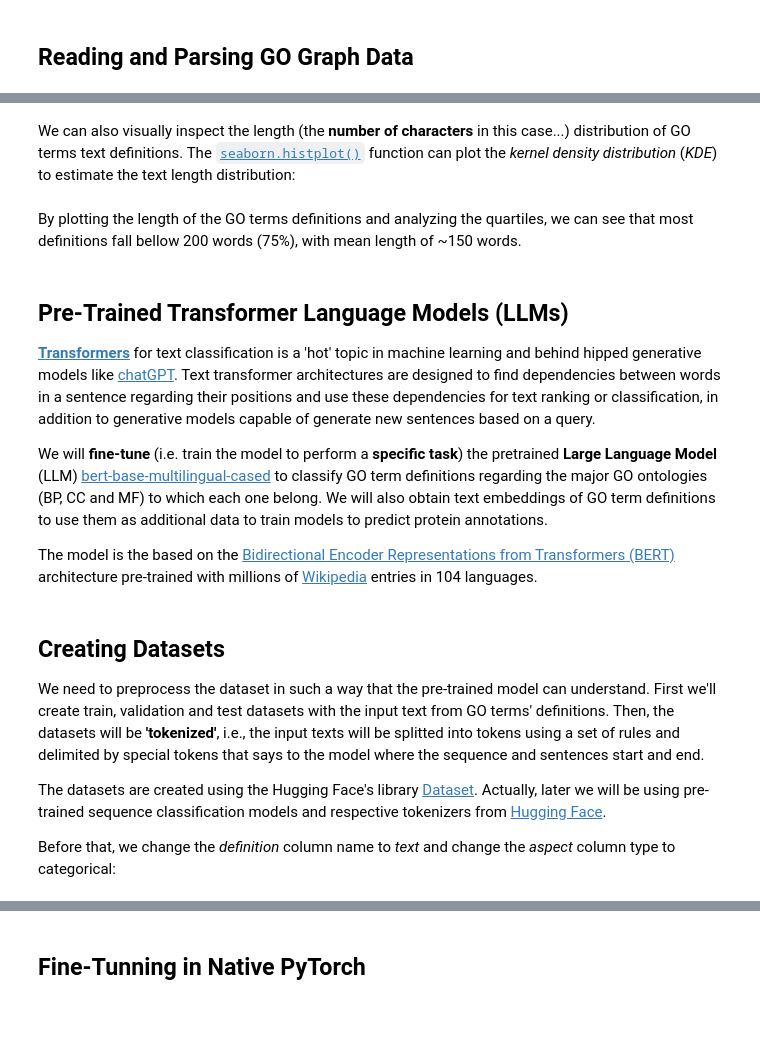
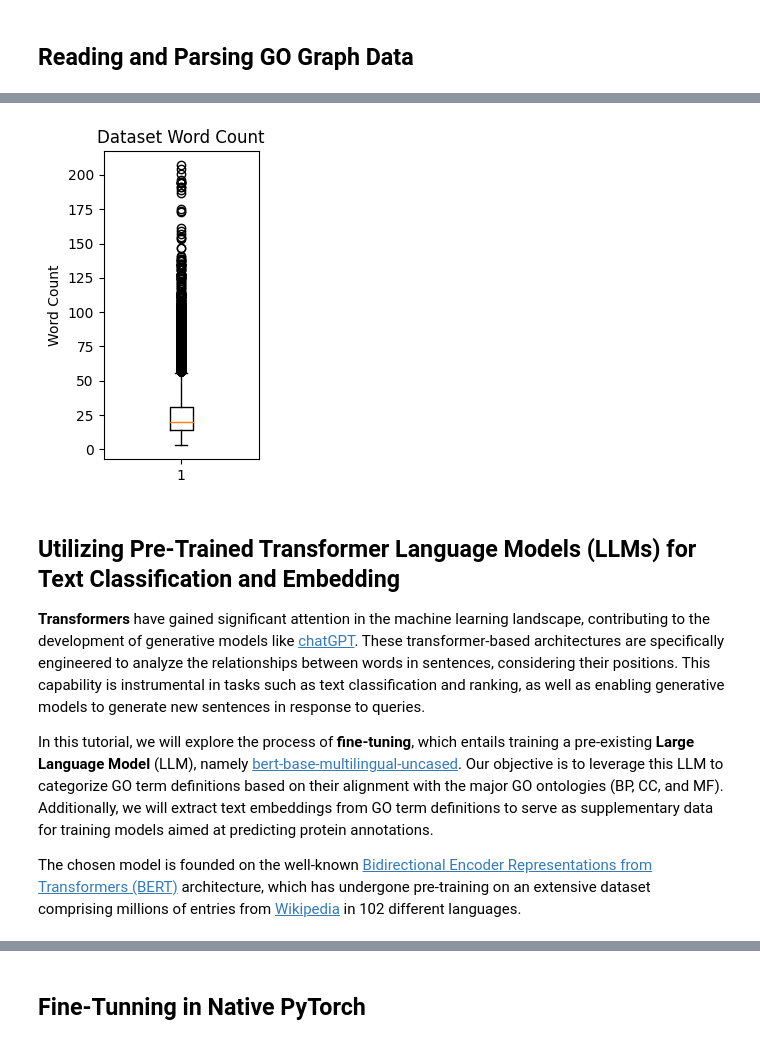
Before and after one commit to matiollipt/GO-graph-definition-text-transformer, a Jupyter notebook: transformer_main.ipynb, the cells around one changed output, grey strips where cells are left out. Drawn from its saved outputs; the diff is of its cells as text; code cells hidden in the pictures; blank space fills up the shorter version.

```diff
--- a/transformer_main.ipynb
+++ b/transformer_main.ipynb
@@ -126,8 +225,8 @@ We will extract the attributes from GO graph nodes into a dataframe to facilitat
 # %%
 # create GO definitions dataframe
 
-# empty dataframe to store nodes' attributes
-go_df = pd.DataFrame(columns=["go_id", "name", "aspect", "definition", "length"])
+# creating empty dataframe to store nodes' attributes
+go_df = pd.DataFrame(columns=["go_id", "name", "aspect", "definition", "def_word_count"])
 
 # iterating over nodes to extract dictionary keys and values
 for idx, item in tqdm_notebook(
@@ -137,17 +236,25 @@ for idx, item in tqdm_notebook(
     name = item[1]["name"]
     aspect = item[1]["namespace"]
     definition = item[1]["def"].split(sep='"', maxsplit=2)[1]
-    length = len(definition)
+    def_word_count = len(re.findall(r"\w+", definition))
     go_df.loc[idx] = [
         go_term,
         name,
         aspect,
         definition,
-        length,
+        def_word_count,
     ]
 
 # saving dataframe
 home_dir.joinpath("data/").mkdir(parents=True, exist_ok=True)
 go_df.to_csv(home_dir.joinpath("data/go_df.csv"), index=False)
 
-go_df
+display(go_df.head())
+
+# word counts boxplot
+plt.figure(figsize=(2, 4))
+plt.title("Dataset Word Count")
+plt.boxplot(go_df.def_word_count.values)
+plt.ylabel("Word Count")
+plt.show()
+# %% [output]
@@ -153,0 +267 @@ go_df
+[figure, added]
@@ -161,2 +267,0 @@ display(go_df.head())
-# %% [markdown]
-We can also visually inspect the length (the **number of characters** in this case...) distribution of GO terms text definitions. The [`seaborn.histplot()`](https://seaborn.pydata.org/generated/seaborn.histplot.html) function can plot the *kernel density distribution* (*KDE*) to estimate the text length distribution:
@@ -169,18 +268,8 @@ plt.show()
-# %% [markdown]
-By plotting the length of the GO terms definitions and analyzing the quartiles, we can see that most definitions fall bellow 200 words (75%), with mean length of ~150 words.
 # %% [markdown]
-## Pre-Trained Transformer Language Models (LLMs)
+## Utilizing Pre-Trained Transformer Language Models (LLMs) for Text Classification and Embedding
 
-[**Transformers**](https://huggingface.co/docs/transformers/index) for text classification is a 'hot' topic in machine learning and behind hipped generative models like [chatGPT](https://chat.openai.com). Text transformer architectures are designed to find dependencies between words in a sentence regarding their positions and use these dependencies for text ranking or classification, in addition to generative models capable of generate new sentences based on a query.
+**Transformers** have gained significant attention in the machine learning landscape, contributing to the development of generative models like [chatGPT](https://chat.openai.com). These transformer-based architectures are specifically engineered to analyze the relationships between words in sentences, considering their positions. This capability is instrumental in tasks such as text classification and ranking, as well as enabling generative models to generate new sentences in response to queries.
 
-We will **fine-tune** (i.e. train the model to perform a **specific task**) the pretrained **Large Language Model** (LLM) [bert-base-multilingual-cased](https://huggingface.co/bert-base-multilingual-cased) to classify GO term definitions regarding the major GO ontologies (BP, CC and MF) to which each one belong. We will also obtain text embeddings of GO term definitions to use them as additional data to train models to predict protein annotations.
+In this tutorial, we will explore the process of **fine-tuning**, which entails training a pre-existing **Large Language Model** (LLM), namely [bert-base-multilingual-uncased](https://huggingface.co/bert-base-multilingual-uncased). Our objective is to leverage this LLM to categorize GO term definitions based on their alignment with the major GO ontologies (BP, CC, and MF). Additionally, we will extract text embeddings from GO term definitions to serve as supplementary data for training models aimed at predicting protein annotations.
 
-The model is the  based on the [Bidirectional Encoder Representations from Transformers (BERT)](https://huggingface.co/docs/transformers/model_doc/bert) architecture pre-trained with millions of [Wikipedia](https://www.wikipedia.org/) entries in 104 languages.
+The chosen model is founded on the well-known [Bidirectional Encoder Representations from Transformers (BERT)](https://huggingface.co/docs/transformers/model_doc/bert) architecture, which has undergone pre-training on an extensive dataset comprising millions of entries from [Wikipedia](https://www.wikipedia.org/) in 102 different languages.
-# %% [markdown]
-## Creating Datasets
-
-We need to preprocess the dataset in such a way that the pre-trained model can understand. First we'll create train, validation and test datasets with the input text from GO terms' definitions. Then, the datasets will be **'tokenized'**, i.e., the input texts will be splitted into tokens using a set of rules and delimited by special tokens that says to the model where the sequence and sentences start and end.
-
- The datasets are created using the Hugging Face's library [Dataset](https://huggingface.co/docs/datasets/index). Actually, later we will be using pre-trained sequence classification models and respective tokenizers from [Hugging Face](https://huggingface.co/).
-
-Before that, we change the *definition* column name to *text* and change the *aspect* column type to categorical:
```
Also changed, not shown: parts of 44 cells of this notebook.
